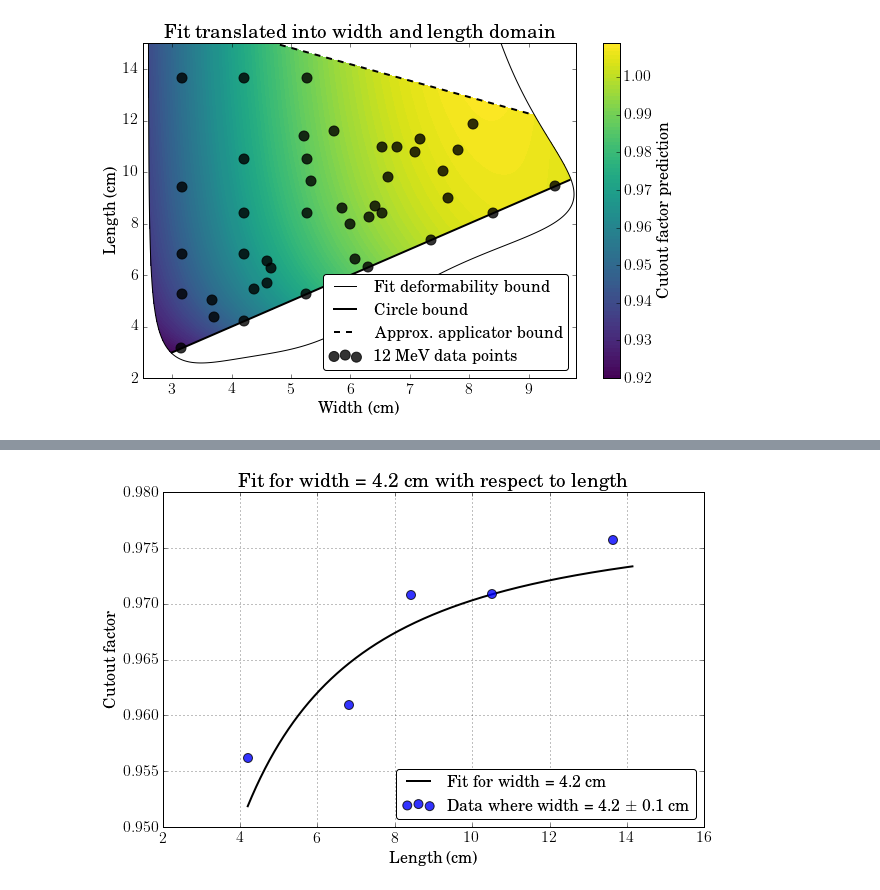
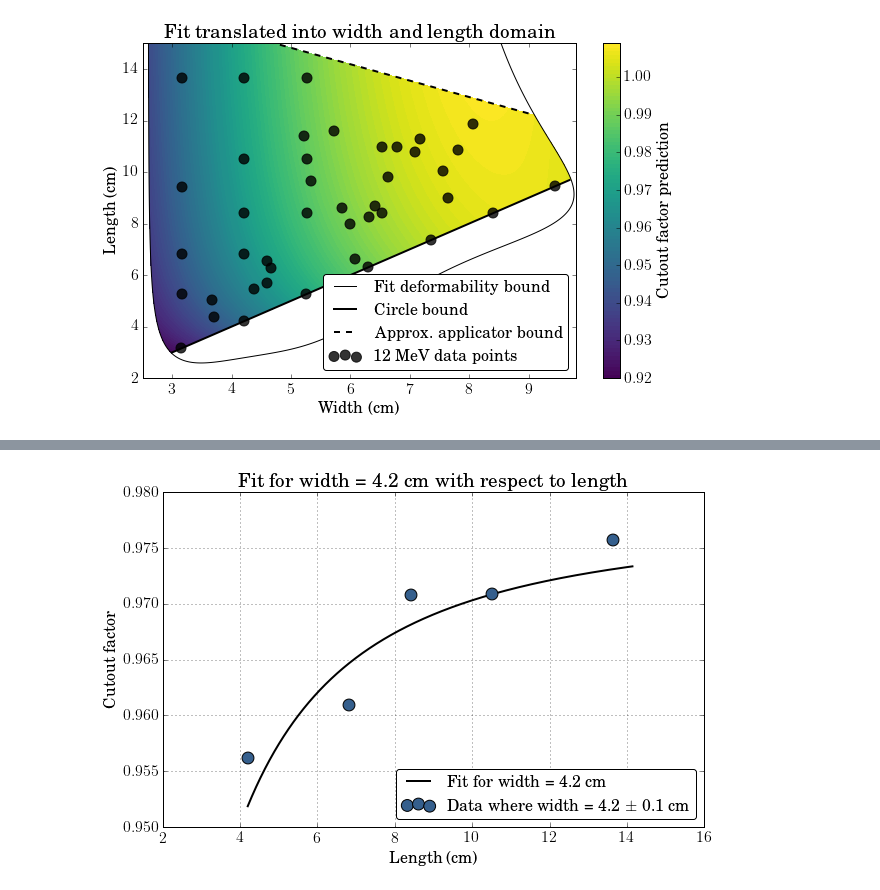
Before and after one commit to SimonBiggs/electronfactors, a Jupyter notebook: examples/Results -- Contour plots of model.ipynb, the cells around one changed output, grey strips where cells are left out. Saved outputs shown, nothing was run; the diff lists cells and outputs as text; code cells hidden in the pictures.

```diff
--- a/examples/Results -- Contour plots of model.ipynb
+++ b/examples/Results -- Contour plots of model.ipynb
@@ -195,34 +197,36 @@ plt.grid(True)
 # %%
 plt.figure(figsize=(6 * 1.618, 6))
 
 specific_width = 4.2
 specific_width = np.array([specific_width]*1000)
 
 specific_width_length = np.linspace(specific_width, 10 * np.sqrt(2), 1000)
 specific_width_eqPonA = to_eqPonA(specific_width, specific_width_length)
 
 give_specific_width = fit_give(specific_width, specific_width_eqPonA, width, eqPonA, factor, kx=2, ky=1)
 specific_width = specific_width[give_specific_width < 0.5]
 specific_width_eqPonA = specific_width_eqPonA[give_specific_width < 0.5]
 specific_width_length = specific_width_length[give_specific_width < 0.5]
 
 specific_width_prediction = model(specific_width, specific_width_eqPonA)
 plt.plot(specific_width_length, specific_width_prediction, 'k', lw=2, label=r'Fit for width = 4.2 cm')
 
 specific_width_ref = np.abs(width - specific_width[0]) < 0.1
 plt.scatter(
     length[specific_width_ref], factor[specific_width_ref],
-    s=80, alpha=0.8, zorder=3, label=r'Data where width = 4.2 $\pm$ 0.1 cm')
+    s=140, zorder=3,
+    c=green_cm(0.3),
+    label=r'Data where width = 4.2 $\pm$ 0.1 cm')
 
 plt.xlabel('Length (cm)')
 plt.ylabel('Cutout factor')
 plt.title('Fit for width = 4.2 cm with respect to length')
 legend = plt.legend(fancybox=True, loc='lower right')
 legend.get_frame().set_facecolor('white')
 
 plt.grid(True)
 # %% [output]
-[figure, old version]
+[figure, new version]
 # %%
 # plt.figure(figsize=(6 * 1.618, 6))
 
```
Also changed, not shown: parts of 4 cells of this notebook, 5 other files.
